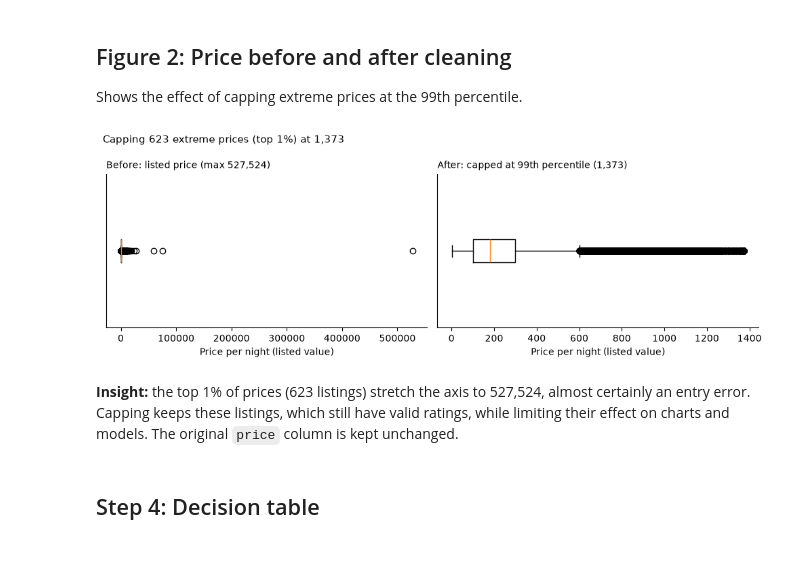
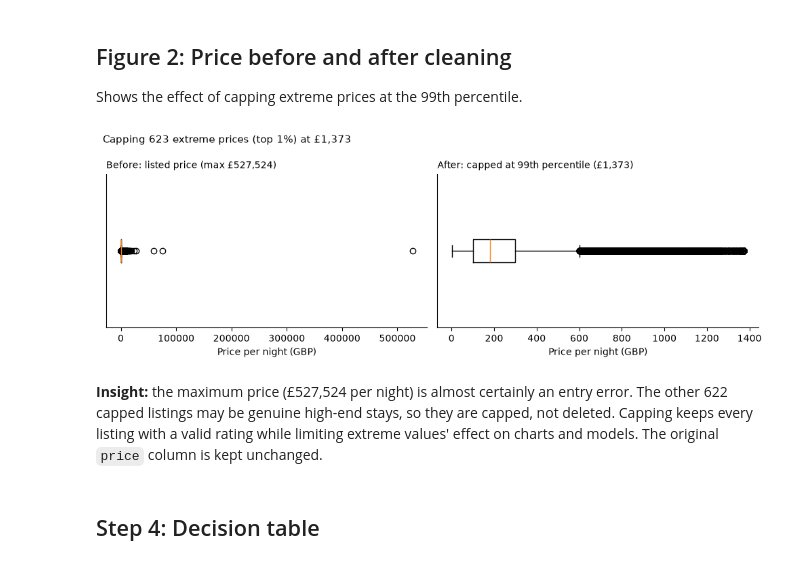
Before and after one commit to varunavy/data230-london-airbnb, a Jupyter notebook: notebooks/01_cleaning.ipynb, the cells around one changed output. Cells and saved outputs as stored; diff of their text form; code cells hidden in the pictures.

```diff
--- a/notebooks/01_cleaning.ipynb
+++ b/notebooks/01_cleaning.ipynb
@@ -195,28 +302,29 @@ Shows the effect of capping extreme prices at the 99th percentile.
 # %%
 p = clean["price"].dropna()
 fig, axes = plt.subplots(1, 2, figsize=(10, 3.5))
 axes[0].boxplot(p.values, orientation="horizontal")
-axes[0].set_title(f"Before: listed price (max {p.max():,.0f})", loc="left", fontsize=10)
+axes[0].set_title(f"Before: listed price (max £{p.max():,.0f})", loc="left", fontsize=10)
 axes[1].boxplot(p.clip(upper=cap).values, orientation="horizontal")
-axes[1].set_title(f"After: capped at 99th percentile ({cap:,.0f})", loc="left", fontsize=10)
+axes[1].set_title(f"After: capped at 99th percentile (£{cap:,.0f})", loc="left", fontsize=10)
 for ax in axes:
-    ax.set_xlabel("Price per night (listed value)")
+    ax.set_xlabel("Price per night (GBP)")
     ax.set_yticks([])
     for s in ["top", "right"]:
         ax.spines[s].set_visible(False)
-fig.suptitle(f"Capping {notes['price_above_cap']:,} extreme prices (top 1%) at {cap:,.0f}",
+fig.suptitle(f"Capping {notes['price_above_cap']:,} extreme prices (top 1%) at £{cap:,.0f}",
              x=0.01, ha="left", fontsize=11)
 plt.tight_layout()
 plt.savefig("../figures/fig2_price_before_after.png", dpi=500, bbox_inches="tight")
 plt.show()
 
 display(Markdown(
-    f"**Insight:** the top 1% of prices ({notes['price_above_cap']:,} listings) stretch the axis to {p.max():,.0f}, "
-    f"almost certainly an entry error. Capping keeps these listings, which still have valid ratings, while limiting "
-    f"their effect on charts and models. The original `price` column is kept unchanged."))
+    f"**Insight:** the maximum price (£{p.max():,.0f} per night) is almost certainly an entry error. "
+    f"The other {notes['price_above_cap'] - 1:,} capped listings may be genuine high-end stays, so they are capped, not deleted. "
+    f"Capping keeps every listing with a valid rating while limiting extreme values' effect on charts and models. "
+    f"The original `price` column is kept unchanged."))
 # %% [output]
-[figure, old version]
+[figure, new version]
-**Insight:** the top 1% of prices (623 listings) stretch the axis to 527,524, almost certainly an entry error. Capping keeps these listings, which still have valid ratings, while limiting their effect on charts and models. The original `price` column is kept unchanged.
+**Insight:** the maximum price (£527,524 per night) is almost certainly an entry error. The other 622 capped listings may be genuine high-end stays, so they are capped, not deleted. Capping keeps every listing with a valid rating while limiting extreme values' effect on charts and models. The original `price` column is kept unchanged.
 # %% [markdown]
 ## Step 4: Decision table
 # %%
```
Also changed, not shown: parts of 10 cells of this notebook, 2 other files.
